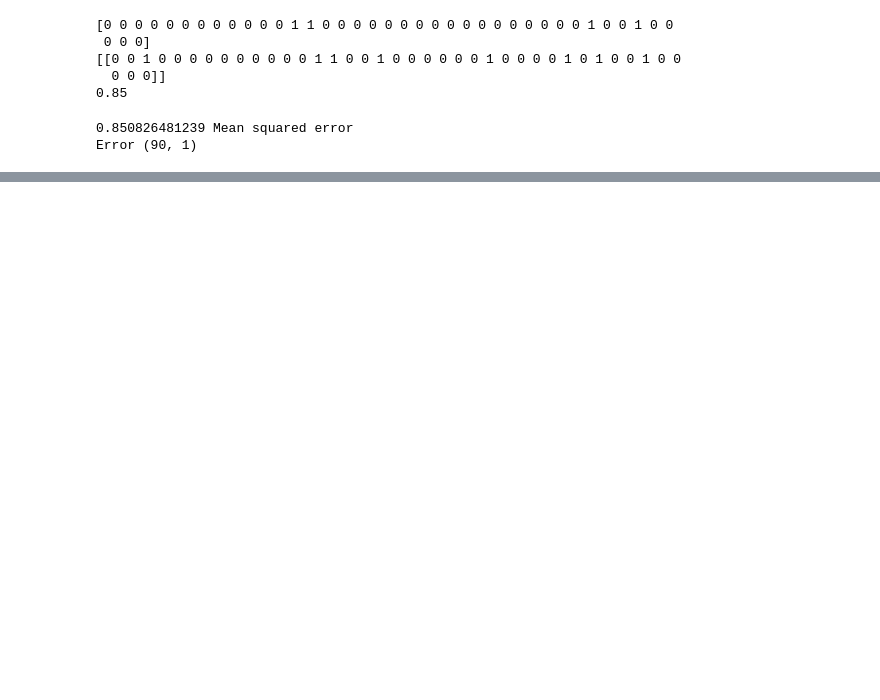
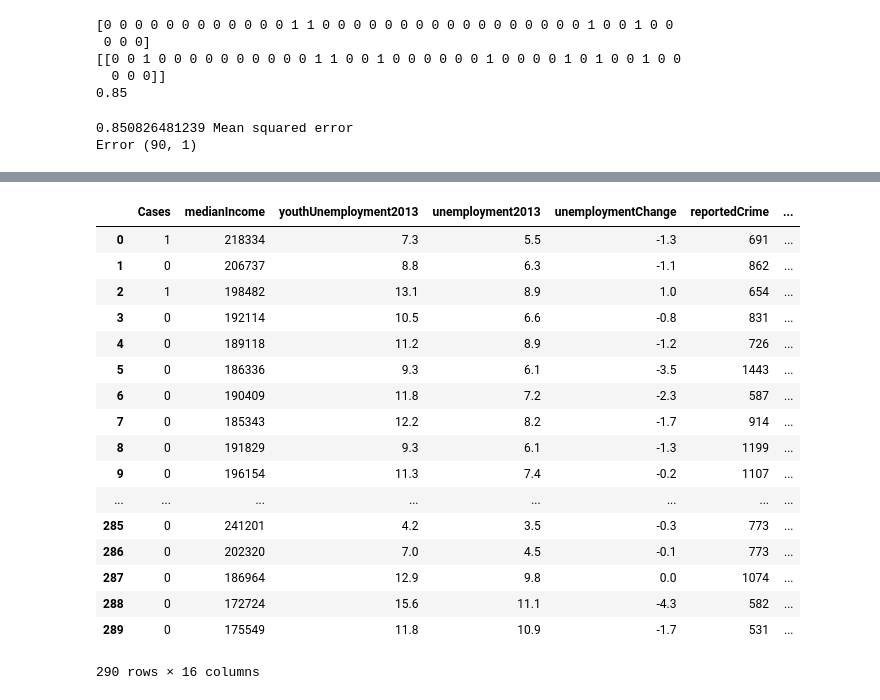
Before and after one commit to AdamPalmar/Swedish-Forrest-Fire, a Jupyter notebook: report2.ipynb, the cells around one changed output, grey strips where cells are left out. Cells and saved outputs as stored; diff of their text form; code cells hidden in the pictures; blank space fills up the shorter version.

```diff
--- a/report2.ipynb
+++ b/report2.ipynb
@@ -244,2 +320,21 @@ classifier.coef_
 # %%
-data['population']
+data
+# %% [output]
+|  | Cases | medianIncome | youthUnemployment2013 | unemployment2013 | unemploymentChange | reportedCrime | ... |
+| 0 | 1 | 218334 | 7.3 | 5.5 | -1.3 | 691 | ... |
+| 1 | 0 | 206737 | 8.8 | 6.3 | -1.1 | 862 | ... |
+| 2 | 1 | 198482 | 13.1 | 8.9 | 1.0 | 654 | ... |
+| 3 | 0 | 192114 | 10.5 | 6.6 | -0.8 | 831 | ... |
+| 4 | 0 | 189118 | 11.2 | 8.9 | -1.2 | 726 | ... |
+| 5 | 0 | 186336 | 9.3 | 6.1 | -3.5 | 1443 | ... |
+| 6 | 0 | 190409 | 11.8 | 7.2 | -2.3 | 587 | ... |
+| 7 | 0 | 185343 | 12.2 | 8.2 | -1.7 | 914 | ... |
+| 8 | 0 | 191829 | 9.3 | 6.1 | -1.3 | 1199 | ... |
+| 9 | 0 | 196154 | 11.3 | 7.4 | -0.2 | 1107 | ... |
+| ... | ... | ... | ... | ... | ... | ... | ... |
+| 285 | 0 | 241201 | 4.2 | 3.5 | -0.3 | 773 | ... |
+| 286 | 0 | 202320 | 7.0 | 4.5 | -0.1 | 773 | ... |
+| 287 | 0 | 186964 | 12.9 | 9.8 | 0.0 | 1074 | ... |
+| 288 | 0 | 172724 | 15.6 | 11.1 | -4.3 | 582 | ... |
+| 289 | 0 | 175549 | 11.8 | 10.9 | -1.7 | 531 | ... |
+290 rows × 16 columns
```
Also changed, not shown: parts of 11 cells of this notebook.
